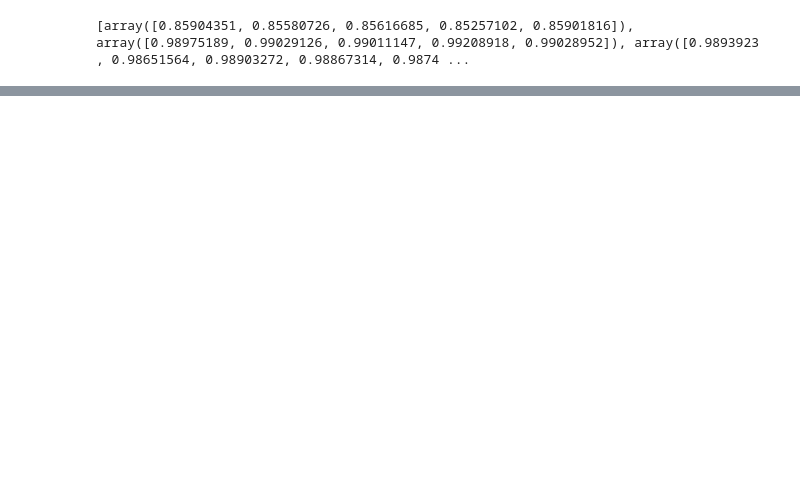
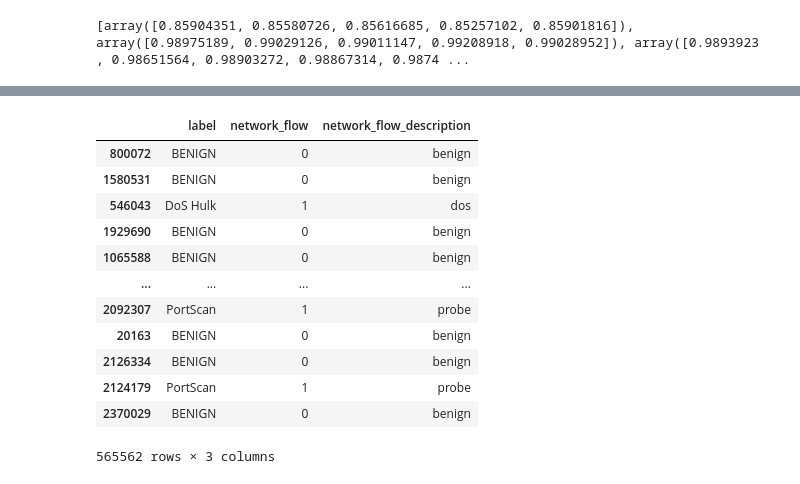
Before and after one commit to modelonulo/ml-based-intrusion-detection-system, a Jupyter notebook: ml_ids_colab.ipynb, the cells around one changed output, grey strips where cells are left out. Cells and saved outputs as stored; diff of their text form; code cells hidden in the pictures; blank space fills up the shorter version.

```diff
--- a/ml_ids_colab.ipynb
+++ b/ml_ids_colab.ipynb
@@ -421,0 +447,16 @@ plt.show()
+# %%
+y_test
+# %% [output]
+|  | label | network_flow | network_flow_description |
+| 800072 | BENIGN | 0 | benign |
+| 1580531 | BENIGN | 0 | benign |
+| 546043 | DoS Hulk | 1 | dos |
+| 1929690 | BENIGN | 0 | benign |
+| 1065588 | BENIGN | 0 | benign |
+| ... | ... | ... | ... |
+| 2092307 | PortScan | 1 | probe |
+| 20163 | BENIGN | 0 | benign |
+| 2126334 | BENIGN | 0 | benign |
+| 2124179 | PortScan | 1 | probe |
+| 2370029 | BENIGN | 0 | benign |
+565562 rows × 3 columns
```
Also changed, not shown: parts of 16 cells of this notebook.
